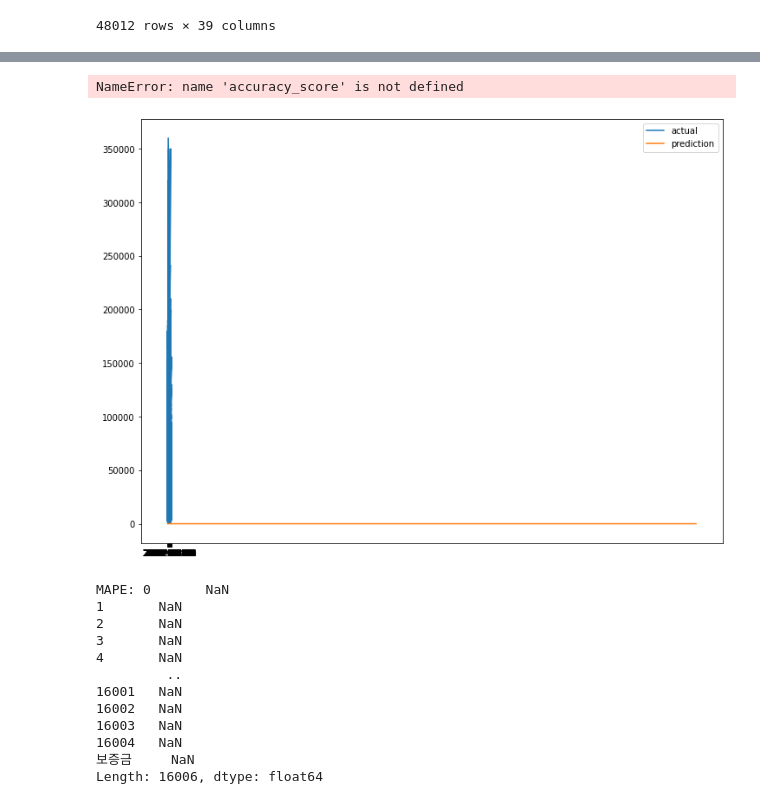
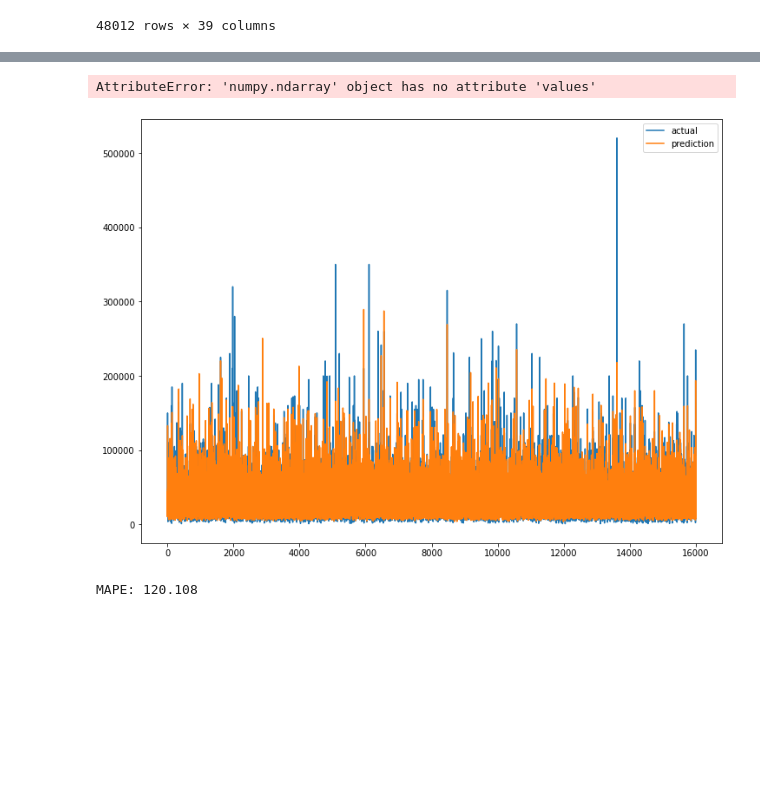
Before and after one commit to 9834mean/MLTeamImsi, a Jupyter notebook: LightGBM.ipynb, the cells around one changed output, grey strips where cells are left out. Cells and saved outputs as stored; diff of their text form; code cells hidden in the pictures; blank space fills up the shorter version.

```diff
--- a/LightGBM.ipynb
+++ b/LightGBM.ipynb
@@ -100,8 +51,20 @@ X_test.loc[:,con_col]  = scaler.transform(X_test.loc[:,con_col])
 X_val.loc[:,con_col]   = scaler.transform(X_val.loc[:,con_col])
 # %%
 import lightgbm as lgb
+# %%
+params = {'learning_rate': 0.01,
+          'max_depth': 16,
+          'boosting': 'gbdt',
+          'objective': 'regression',
+          'metric': 'mse',
+          'is_training_metric': True,
+          'num_leaves': 144,
+          'feature_fraction': 0.9,
+          'bagging_fraction': 0.7,
+          'bagging_freq': 5,
+          'seed':2020}
 # %%
-lgb_clf = lgb.LGBMClassifier(num_leaves=31, objective='binary')
+lgb_clf = lgb.LGBMClassifier(num_leaves=31, objective='regression')
 lgb_clf.fit(X_train, y_train)
 y_pred = lgb_clf.predict(X_val)
-#accuracy_score(y_val, y_pred)
+accuracy_score(y_val, y_pred)
@@ -108,15 +73,16 @@ y_pred = lgb_clf.predict(X_val)
 # %%
 #파라미터는 dict에
-param = {'num_leaves': 31, 'objective': 'binary', 'metric':'auc'}
+#param = {'num_leaves': 31, 'objective': 'binary', 'metric':'auc'}
 
 #train data를 별도의 Dataset객체로 만들어야 함
 train_data = lgb.Dataset(X_train, label=y_train.values)
+test_data = lgb.Dataset(X_test, label=y_test.values)
 
 #boosting을 몇 번 할건지 결정
 num_round = 10
 
 #모델에 훈련
-bst = lgb.train(param, train_data, num_round)
+bst = lgb.train(params, train_data, 1000, test_data, verbose_eval=100, early_stopping_rounds=100)
 
 #예측
 y_pred_val = bst.predict(X_val)
@@ -142,35 +108,8 @@ And if memory is not enough, you can set `force_col_wise=true`.
 # %%
 #확률값을 라벨값으로
-y_pred_val = pd.Series(y_pred_val).apply(lambda x: 1 if x>=0.5 else 0)
+#y_pred_val = pd.Series(y_pred_val).apply(lambda x: 1 if x>=0.5 else 0)
 
 #성능평가
-#accuracy_score(y_val, y_pred_val)
+#accuracy_score(y_val.values, y_pred_val.values)
 # %% [output]
-NameError: name 'accuracy_score' is not defined
+AttributeError: 'numpy.ndarray' object has no attribute 'values'
-# %%
-import matplotlib.pyplot as plt
-plt.figure(figsize=(12, 9))
-plt.plot(y_test, label = 'actual')
-plt.plot(y_pred_val, label = 'prediction')
-plt.legend()
-plt.show()
-# %% [output]
-[figure, removed]
-# %%
-def MAPE(y_test, y_pred):
-	return np.mean(np.abs((y_test - y_pred) / y_test)) * 100
-
-print(f"MAPE: {MAPE(y_test, y_pred_val)}")
-# %% [output]
-MAPE: 0       NaN
-1       NaN
-2       NaN
-3       NaN
-4       NaN
-         ..
-16001   NaN
-16002   NaN
-16003   NaN
-16004   NaN
-보증금     NaN
-Length: 16006, dtype: float64
@@ -183,0 +119,15 @@ print("R^2 : " + str(metrics.r2_score(y_val,y_pred_val)))
+# %%
+plt.figure(figsize=(12, 9))
+plt.plot(y_val.values, label = 'actual')
+plt.plot(y_pred_val, label = 'prediction')
+plt.legend()
+plt.show()
+# %% [output]
+[figure, added]
+# %%
+def MAPE(y_test, y_pred):
+	return np.mean(np.abs((y_test - y_pred) / y_test)) * 100
+
+print(f"MAPE: {MAPE(y_val.values, y_pred_val):.3f}")
+# %% [output]
+MAPE: 120.108
```
Also changed, not shown: parts of 11 cells of this notebook, 26 other files.
